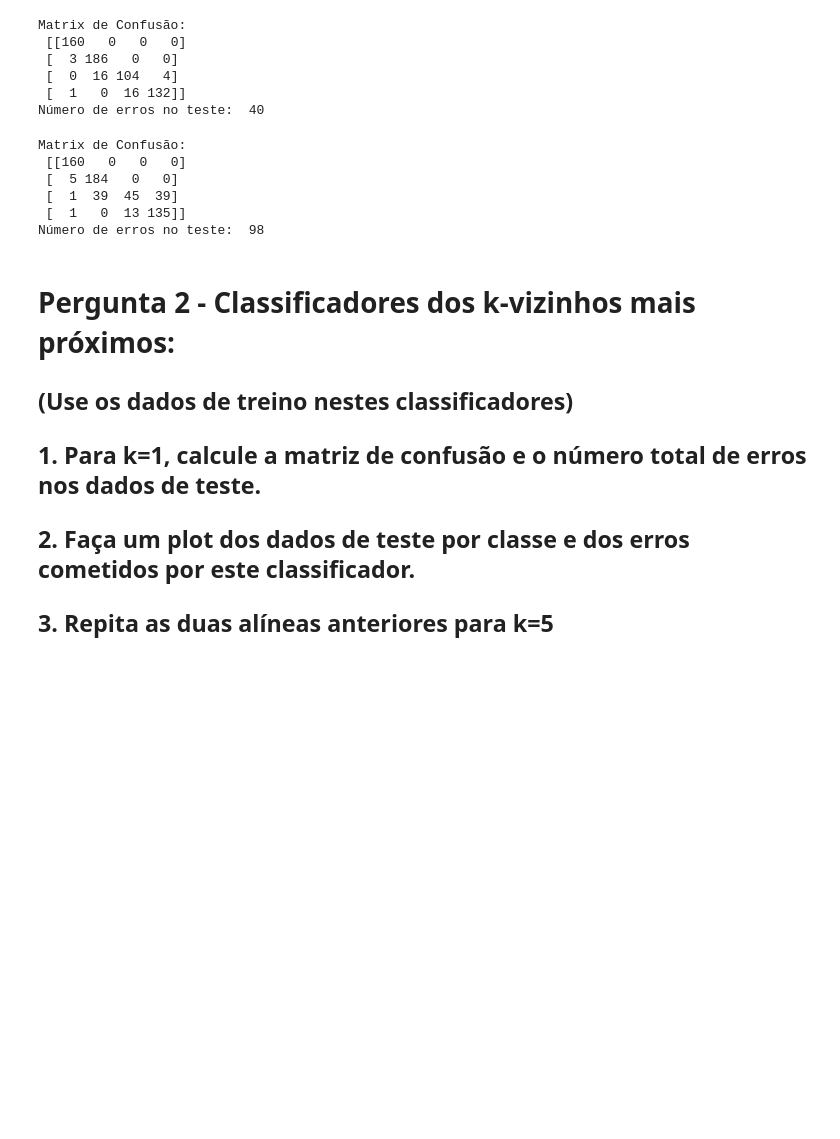
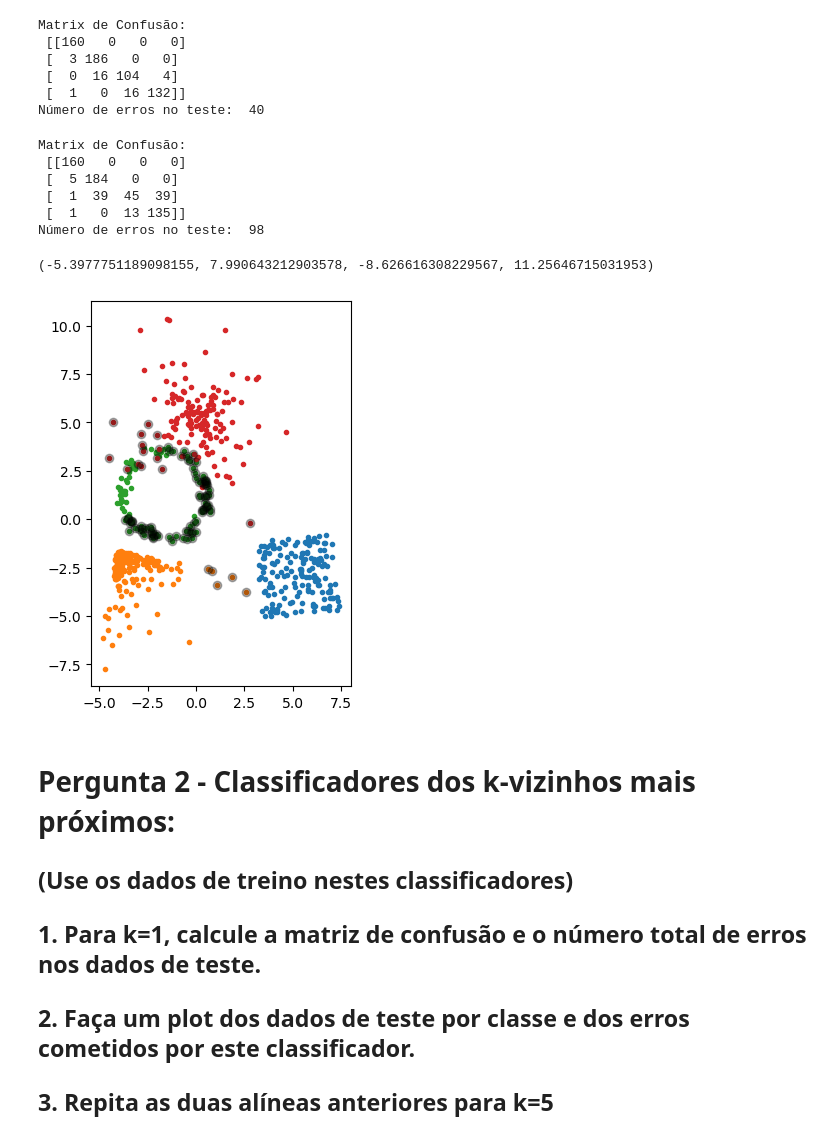
Before and after one commit to AnaSofOliveira/AA-22-23, a Jupyter notebook: _old/Laboratorios/Lab2/progsLab2.ipynb, the cells around one changed output. Cells and saved outputs as stored; diff of their text form; code cells hidden in the pictures; blank space fills up the shorter version.

```diff
--- a/_old/Laboratorios/Lab2/progsLab2.ipynb
+++ b/_old/Laboratorios/Lab2/progsLab2.ipynb
@@ -141,30 +141,40 @@ Número de erros no teste:  40
 # %%
 # Distância de cosseno
 
 norma_dados_teste = np.sqrt(np.sum(X_teste**2,axis=0))
 dados_normalizados = X_teste/norma_dados_teste
 m0normalizada = m0/np.sqrt(np.sum(m0**2))
 m1normalizada = m1/np.sqrt(np.sum(m1**2))
 m2normalizada = m2/np.sqrt(np.sum(m2**2))
 m3normalizada = m3/np.sqrt(np.sum(m3**2))
 M=np.vstack((m0normalizada, m1normalizada, m2normalizada, m3normalizada))
 D=1-np.dot(M,dados_normalizados)
 
 ye = np.argmin(D, axis=0)
 
 CM = confusion_matrix(y_teste, ye)
 print("Matrix de Confusão:\n", CM)
 
 erros = np.sum(y_teste!=ye)
 
 print("Número de erros no teste: ", erros)
+
+plt.figure(figsize=(5, 5))
+plt.plot(X_teste[0, y_teste==0], X_teste[1,y_teste==0], '.')
+plt.plot(X_teste[0, y_teste==1], X_teste[1,y_teste==1], '.')
+plt.plot(X_teste[0, y_teste==2], X_teste[1,y_teste==2], '.')
+plt.plot(X_teste[0, y_teste==3], X_teste[1,y_teste==3], '.')
+plt.plot(X_teste[0,y_teste!=ye], X_teste[1,y_teste!=ye],'ok',alpha=.3)
+plt.axis('scaled')
 # %% [output]
 Matrix de Confusão:
  [[160   0   0   0]
  [  5 184   0   0]
  [  1  39  45  39]
  [  1   0  13 135]]
 Número de erros no teste:  98
+(-5.3977751189098155, 7.990643212903578, -8.626616308229567, 11.25646715031953)
+[figure, added]
 # %% [markdown]
 # Pergunta 2 - Classificadores dos k-vizinhos mais próximos:
 ## (Use os dados de treino nestes classificadores)
```
Also changed, not shown: parts of 3 cells of this notebook, 1 other file.
